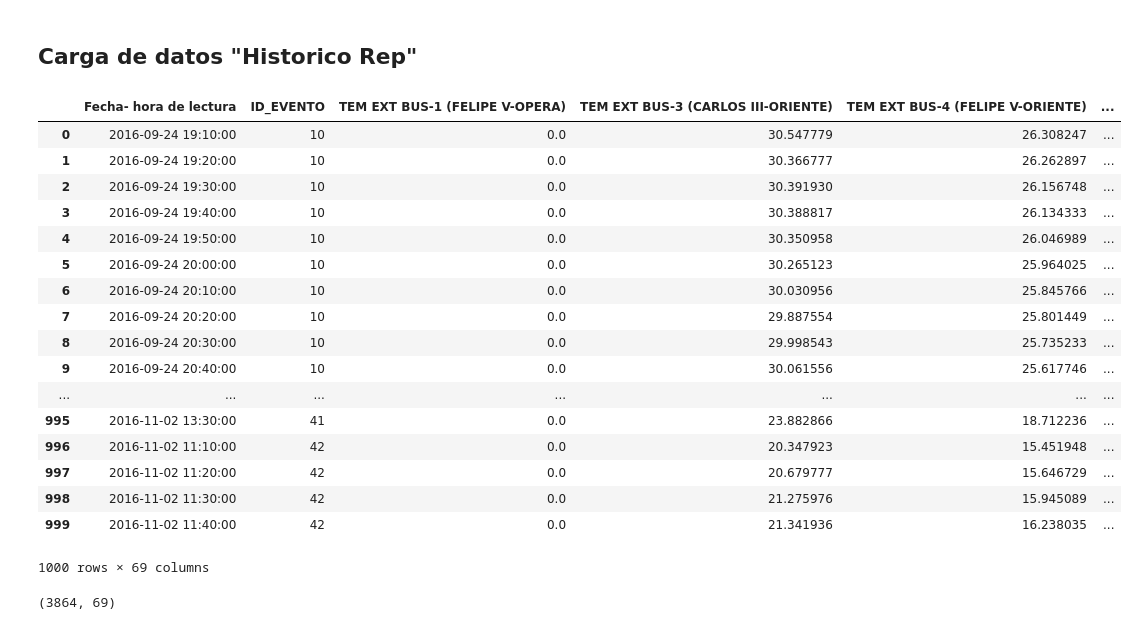
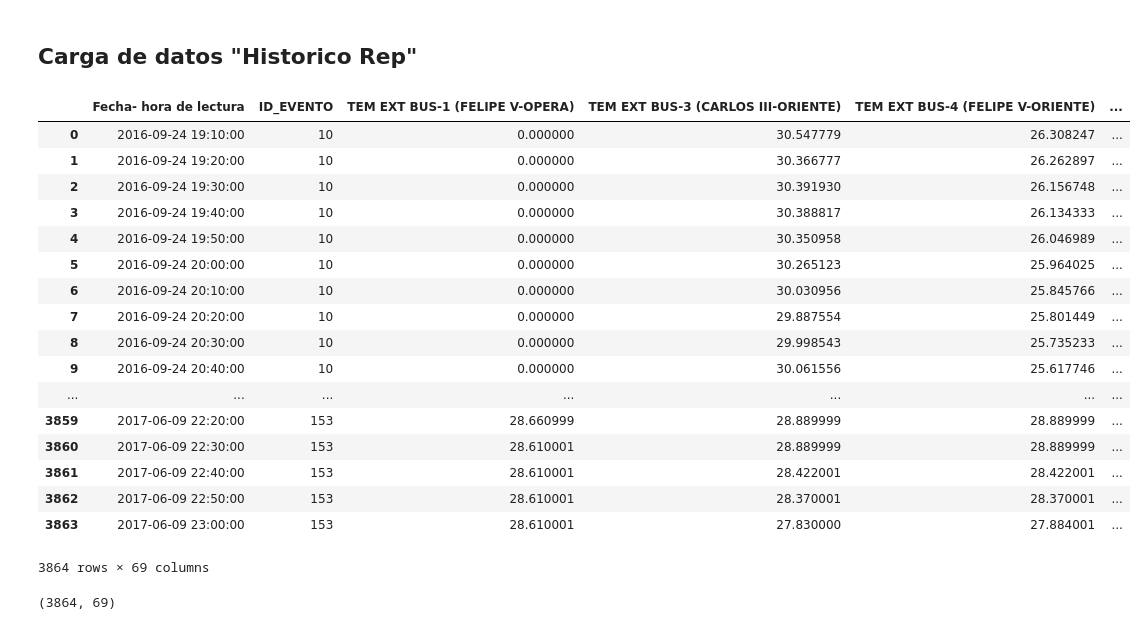
Before and after one commit to douglasag17/ML-SmartBuildings, a Jupyter notebook: PreparacionDeLosDatos/rep.ipynb, the cells around one changed output. Saved outputs shown, nothing was run; the diff lists cells and outputs as text; code cells hidden in the pictures.

```diff
--- a/PreparacionDeLosDatos/rep.ipynb
+++ b/PreparacionDeLosDatos/rep.ipynb
@@ -10,26 +12,26 @@ fullpath = os.path.join(mainpath, filename)
 # %%
 data = pd.read_excel(fullpath, "HISTORICO_REP")
 # %%
-data.head(1000)
+data
 # %% [output]
 |  | Fecha- hora de lectura | ID_EVENTO | TEM EXT BUS-1 (FELIPE V-OPERA) | TEM EXT BUS-3 (CARLOS III-ORIENTE) | TEM EXT BUS-4 (FELIPE V-ORIENTE) | ... |
-| 0 | 2016-09-24 19:10:00 | 10 | 0.0 | 30.547779 | 26.308247 | ... |
-| 1 | 2016-09-24 19:20:00 | 10 | 0.0 | 30.366777 | 26.262897 | ... |
-| 2 | 2016-09-24 19:30:00 | 10 | 0.0 | 30.391930 | 26.156748 | ... |
-| 3 | 2016-09-24 19:40:00 | 10 | 0.0 | 30.388817 | 26.134333 | ... |
-| 4 | 2016-09-24 19:50:00 | 10 | 0.0 | 30.350958 | 26.046989 | ... |
-| 5 | 2016-09-24 20:00:00 | 10 | 0.0 | 30.265123 | 25.964025 | ... |
-| 6 | 2016-09-24 20:10:00 | 10 | 0.0 | 30.030956 | 25.845766 | ... |
-| 7 | 2016-09-24 20:20:00 | 10 | 0.0 | 29.887554 | 25.801449 | ... |
-| 8 | 2016-09-24 20:30:00 | 10 | 0.0 | 29.998543 | 25.735233 | ... |
-| 9 | 2016-09-24 20:40:00 | 10 | 0.0 | 30.061556 | 25.617746 | ... |
+| 0 | 2016-09-24 19:10:00 | 10 | 0.000000 | 30.547779 | 26.308247 | ... |
+| 1 | 2016-09-24 19:20:00 | 10 | 0.000000 | 30.366777 | 26.262897 | ... |
+| 2 | 2016-09-24 19:30:00 | 10 | 0.000000 | 30.391930 | 26.156748 | ... |
+| 3 | 2016-09-24 19:40:00 | 10 | 0.000000 | 30.388817 | 26.134333 | ... |
+| 4 | 2016-09-24 19:50:00 | 10 | 0.000000 | 30.350958 | 26.046989 | ... |
+| 5 | 2016-09-24 20:00:00 | 10 | 0.000000 | 30.265123 | 25.964025 | ... |
+| 6 | 2016-09-24 20:10:00 | 10 | 0.000000 | 30.030956 | 25.845766 | ... |
+| 7 | 2016-09-24 20:20:00 | 10 | 0.000000 | 29.887554 | 25.801449 | ... |
+| 8 | 2016-09-24 20:30:00 | 10 | 0.000000 | 29.998543 | 25.735233 | ... |
+| 9 | 2016-09-24 20:40:00 | 10 | 0.000000 | 30.061556 | 25.617746 | ... |
 | ... | ... | ... | ... | ... | ... | ... |
-| 995 | 2016-11-02 13:30:00 | 41 | 0.0 | 23.882866 | 18.712236 | ... |
-| 996 | 2016-11-02 11:10:00 | 42 | 0.0 | 20.347923 | 15.451948 | ... |
-| 997 | 2016-11-02 11:20:00 | 42 | 0.0 | 20.679777 | 15.646729 | ... |
-| 998 | 2016-11-02 11:30:00 | 42 | 0.0 | 21.275976 | 15.945089 | ... |
-| 999 | 2016-11-02 11:40:00 | 42 | 0.0 | 21.341936 | 16.238035 | ... |
+| 3859 | 2017-06-09 22:20:00 | 153 | 28.660999 | 28.889999 | 28.889999 | ... |
+| 3860 | 2017-06-09 22:30:00 | 153 | 28.610001 | 28.889999 | 28.889999 | ... |
+| 3861 | 2017-06-09 22:40:00 | 153 | 28.610001 | 28.422001 | 28.422001 | ... |
+| 3862 | 2017-06-09 22:50:00 | 153 | 28.610001 | 28.370001 | 28.370001 | ... |
+| 3863 | 2017-06-09 23:00:00 | 153 | 28.610001 | 27.830000 | 27.884001 | ... |
-1000 rows × 69 columns
+3864 rows × 69 columns
 # %%
 data.shape
 # %% [output]
```
Also changed, not shown: parts of 2 cells of this notebook, 2 other files.
